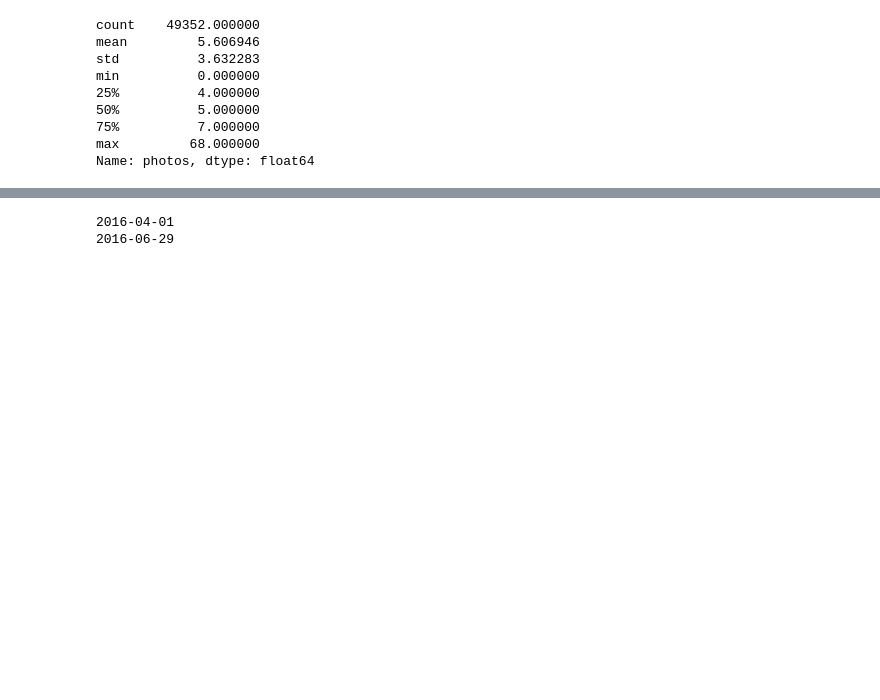
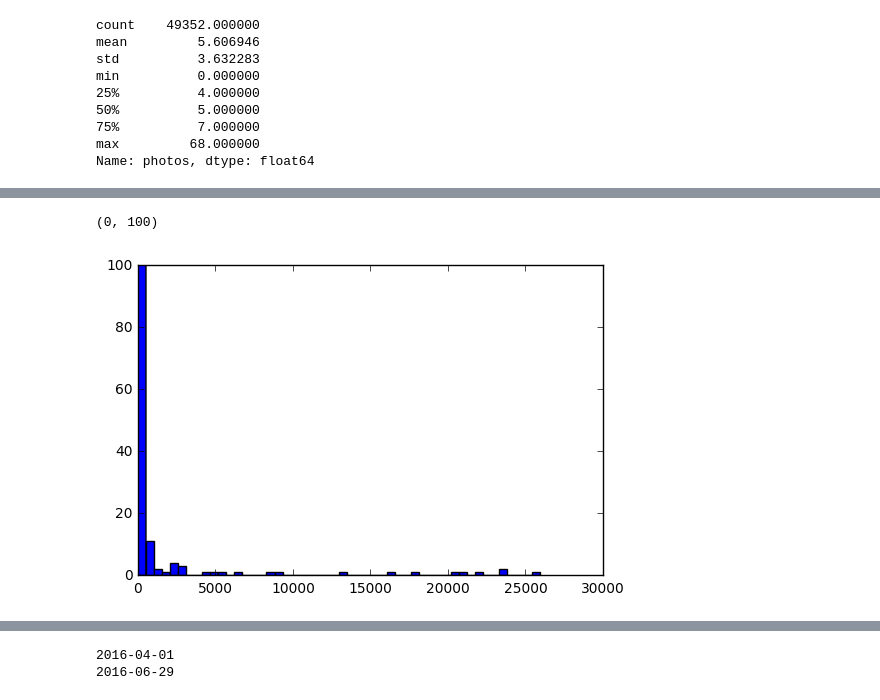
Before and after one commit to wenty2015/rental_listing, a Jupyter notebook: data_processing.ipynb, the cells around one changed output, grey strips where cells are left out. Saved outputs shown, nothing was run; the diff lists cells and outputs as text; code cells hidden in the pictures; blank space fills up the shorter version.

```diff
--- a/data_processing.ipynb
+++ b/data_processing.ipynb
@@ -63,0 +82,11 @@ Name: photos, dtype: float64
+# %%
+features = pd.DataFrame({'features':
+                         [f for features in train_data['features'].values
+                         for f in features]})
+features['cnt'] = 1
+n, bins, patch = plt.hist(features.groupby('features').count().values,
+                         bins = 50)
+plt.ylim([0,100])
+# %% [output]
+(0, 100)
+[figure, added]
```
Also changed, not shown: parts of 15 cells of this notebook.
